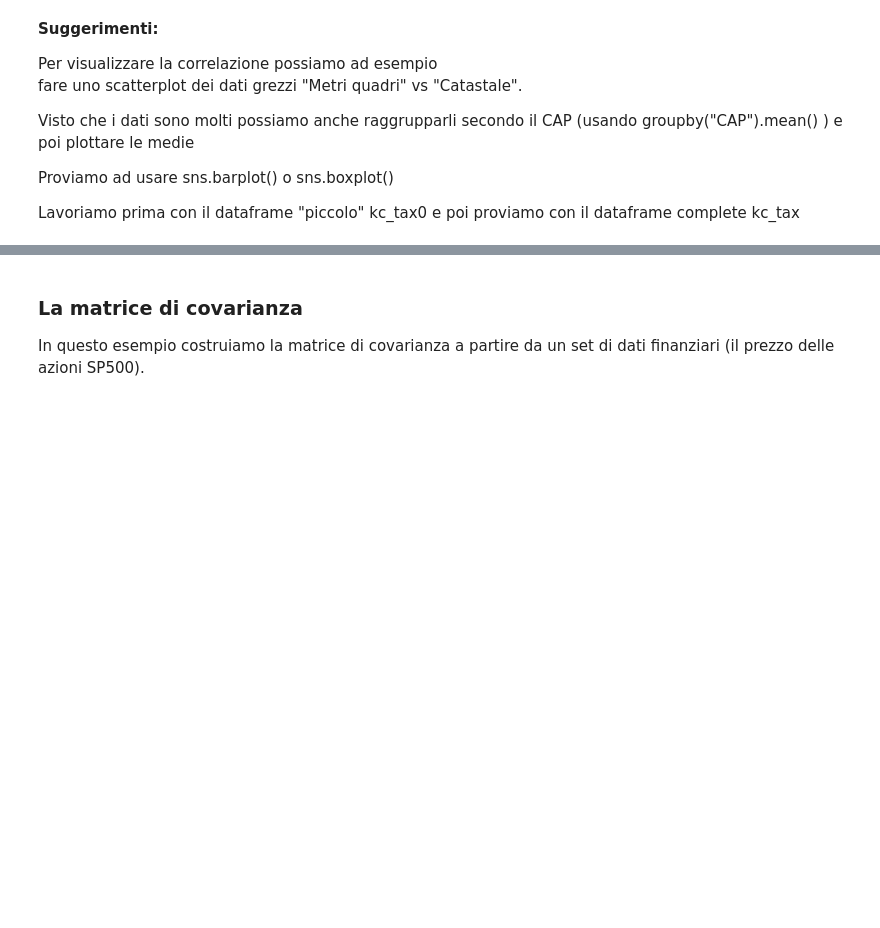
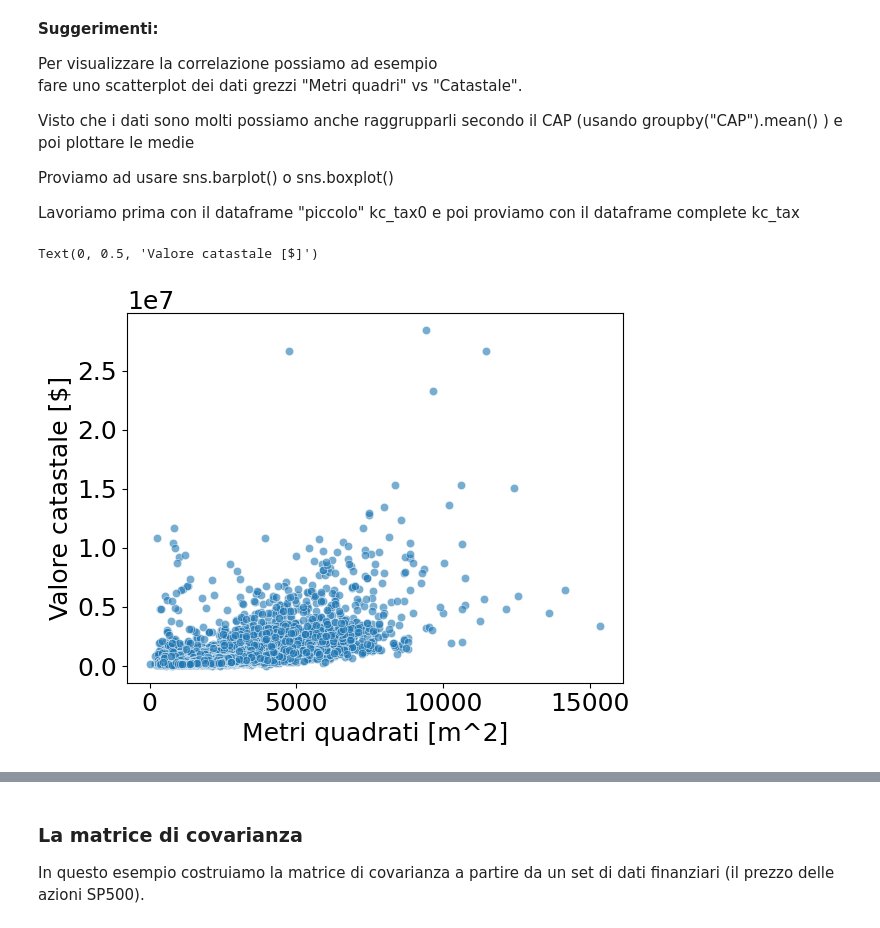
Before and after one commit to NicoFava/notes, a Jupyter notebook: 11_Data_in_pandas.ipynb, the cells around one changed output, grey strips where cells are left out. Drawn from its saved outputs; the diff is of its cells as text; code cells hidden in the pictures; blank space fills up the shorter version.

```diff
--- a/11_Data_in_pandas.ipynb
+++ b/11_Data_in_pandas.ipynb
@@ -380,0 +377,2 @@ kc_tax
+# %%
+kc_tax.loc["Metri quadrati"]=kc_tax["Metri quadrati"]*0.092903
@@ -398,3 +420,10 @@ Visto che i dati sono molti possiamo anche raggrupparli secondo il CAP (usando g
 Proviamo ad usare sns.barplot() o sns.boxplot()
 
 Lavoriamo prima con il dataframe "piccolo" kc_tax0 e poi proviamo con il dataframe complete kc_tax
+# %%
+sns.scatterplot(x=kc_tax0["Metri quadrati"], y=kc_tax0["Valore catastale"], alpha=0.6)
+plt.xlabel('Metri quadrati [m^2]')
+plt.ylabel('Valore catastale [$]')
+# %% [output]
+Text(0, 0.5, 'Valore catastale [$]')
+[figure, added]
```
Also changed, not shown: parts of 10 cells of this notebook.
